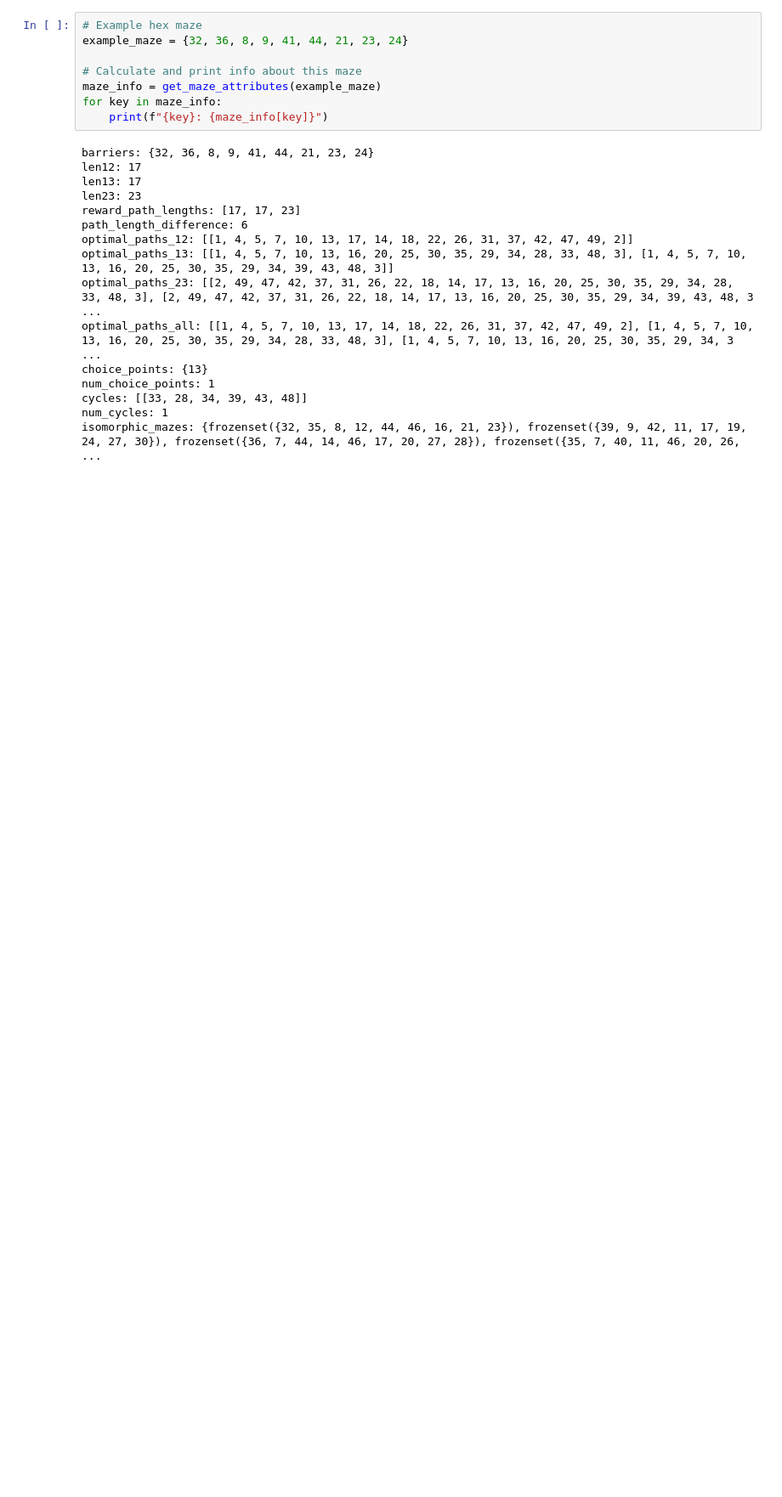
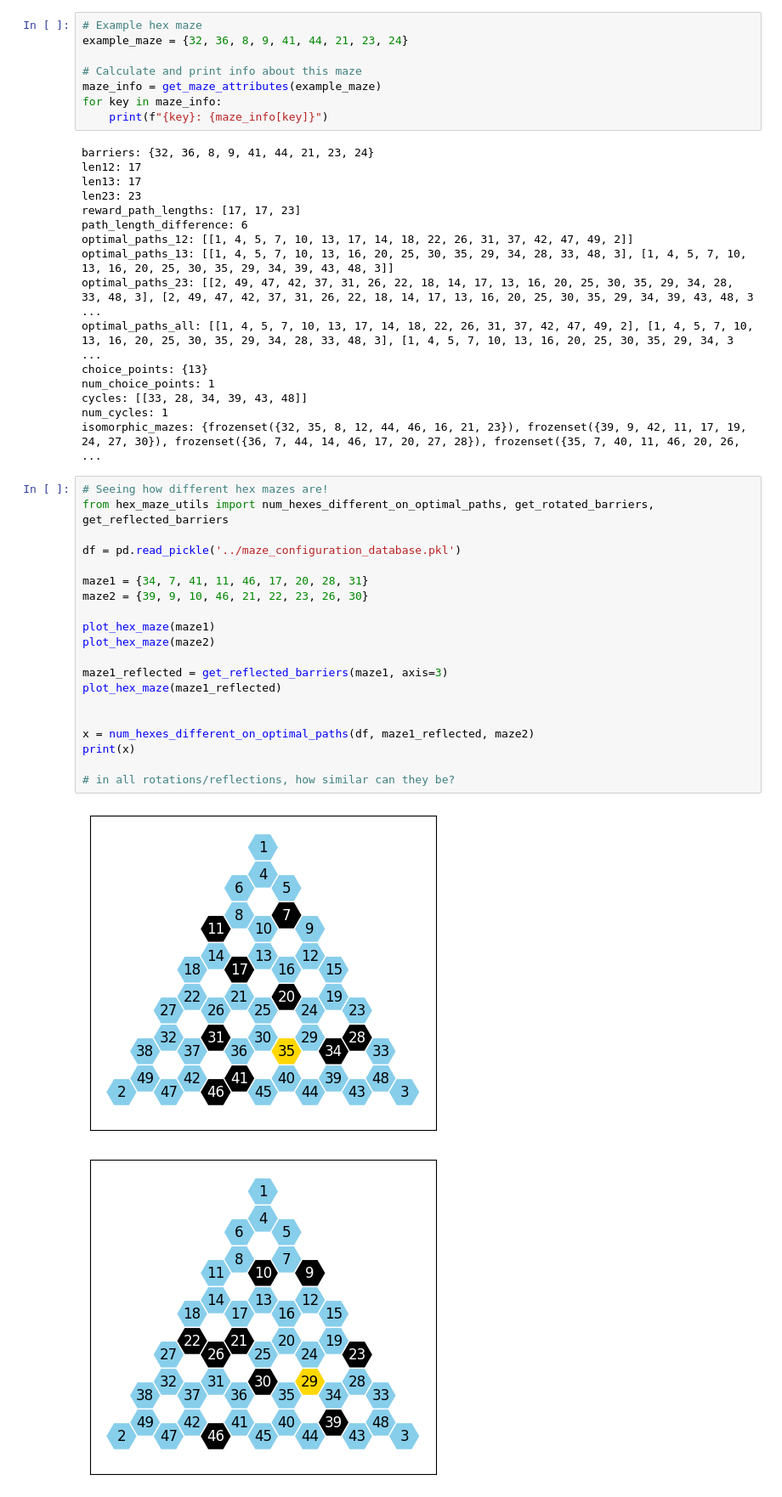
Before and after one commit to calderast/Hex-maze, a Jupyter notebook: Tutorials/Hex_Maze_Functions.ipynb, the cells around one changed output. Shown: that part at 85% size. Drawn from its saved outputs; the diff is of its cells as text; blank space fills up the shorter version.

```diff
--- a/Tutorials/Hex_Maze_Functions.ipynb
+++ b/Tutorials/Hex_Maze_Functions.ipynb
@@ -253,3 +253,26 @@ num_choice_points: 1
 cycles: [[33, 28, 34, 39, 43, 48]]
 num_cycles: 1
 isomorphic_mazes: {frozenset({32, 35, 8, 12, 44, 46, 16, 21, 23}), frozenset({39, 9, 42, 11, 17, 19, 24, 27, 30}), frozenset({36, 7, 44, 14, 46, 17, 20, 27, 28}), frozenset({35, 7, 40, 11, 46, 20, 26, ...
+# %%
+# Seeing how different hex mazes are!
+from hex_maze_utils import num_hexes_different_on_optimal_paths, get_rotated_barriers, get_reflected_barriers
+
+df = pd.read_pickle('../maze_configuration_database.pkl')
+
+maze1 = {34, 7, 41, 11, 46, 17, 20, 28, 31}
+maze2 = {39, 9, 10, 46, 21, 22, 23, 26, 30}
+
+plot_hex_maze(maze1)
+plot_hex_maze(maze2)
+
+maze1_reflected = get_reflected_barriers(maze1, axis=3)
+plot_hex_maze(maze1_reflected)
+
+
+x = num_hexes_different_on_optimal_paths(df, maze1_reflected, maze2)
+print(x)
+
+# in all rotations/reflections, how similar can they be?
+# %% [output]
+[figure, added]
+[figure, added]
```
Also changed, not shown: parts of 3 cells of this notebook, 3 other files.
